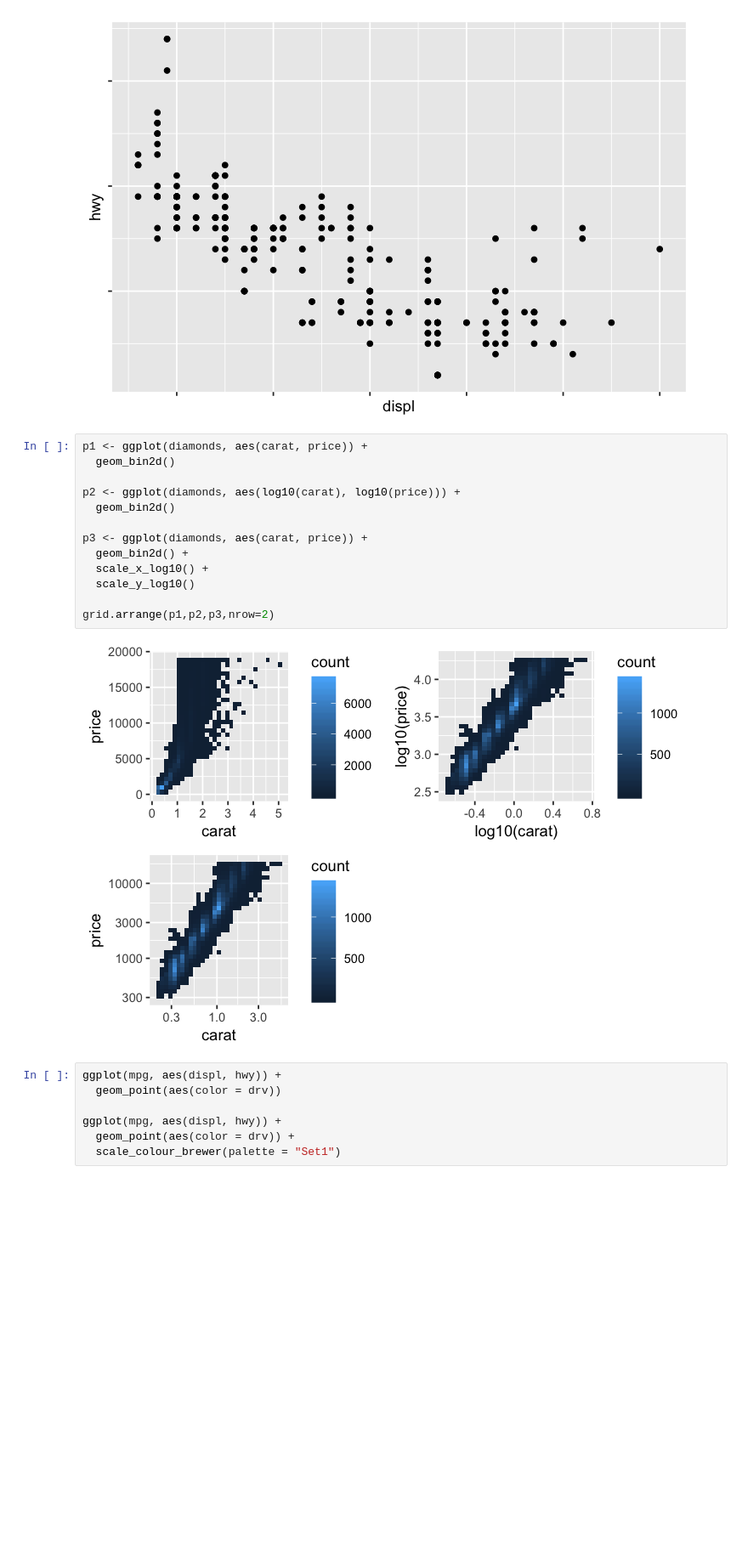
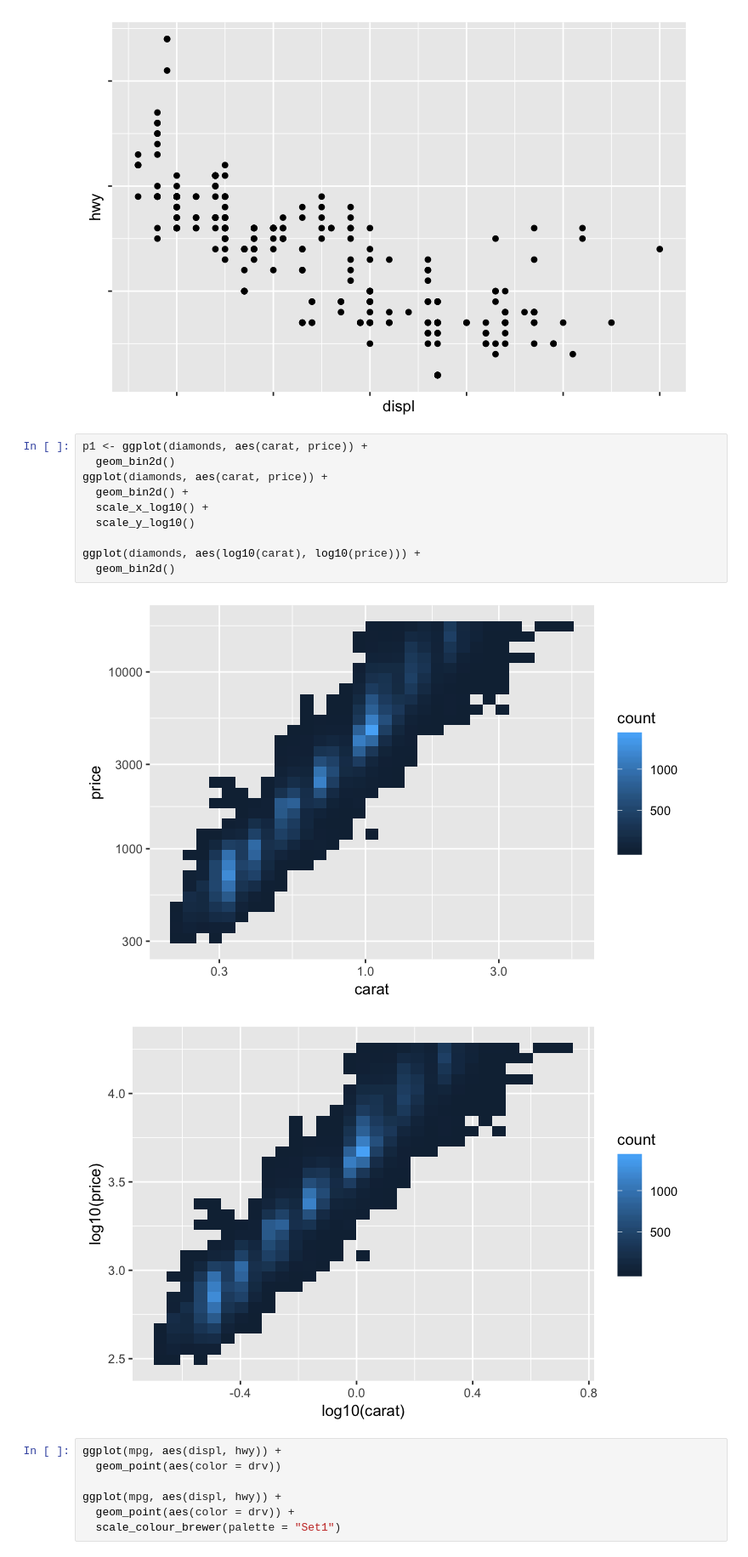
Before and after one commit to compbiocore/tidyverse-workshop, a Jupyter notebook: notebooks/workshop.ipynb, the cells around one changed output. Shown at 85% size. Saved outputs shown, nothing was run; the diff lists cells and outputs as text; blank space fills up the shorter version.

```diff
--- a/notebooks/workshop.ipynb
+++ b/notebooks/workshop.ipynb
@@ -1168,18 +1168,16 @@ ggplot(mpg, aes(displ, hwy)) +
 # %%
 p1 <- ggplot(diamonds, aes(carat, price)) +
   geom_bin2d()
-
-p2 <- ggplot(diamonds, aes(log10(carat), log10(price))) +
-  geom_bin2d()
-
-p3 <- ggplot(diamonds, aes(carat, price)) +
+ggplot(diamonds, aes(carat, price)) +
   geom_bin2d() +
   scale_x_log10() +
   scale_y_log10()
 
-grid.arrange(p1,p2,p3,nrow=2)
+ggplot(diamonds, aes(log10(carat), log10(price))) +
+  geom_bin2d()
 # %% [output]
-[figure, old version]
+[figure, new version]
+[figure, added]
 # %%
 ggplot(mpg, aes(displ, hwy)) +
   geom_point(aes(color = drv))
```
Also changed, not shown: parts of 15 cells of this notebook, 2 other files.
